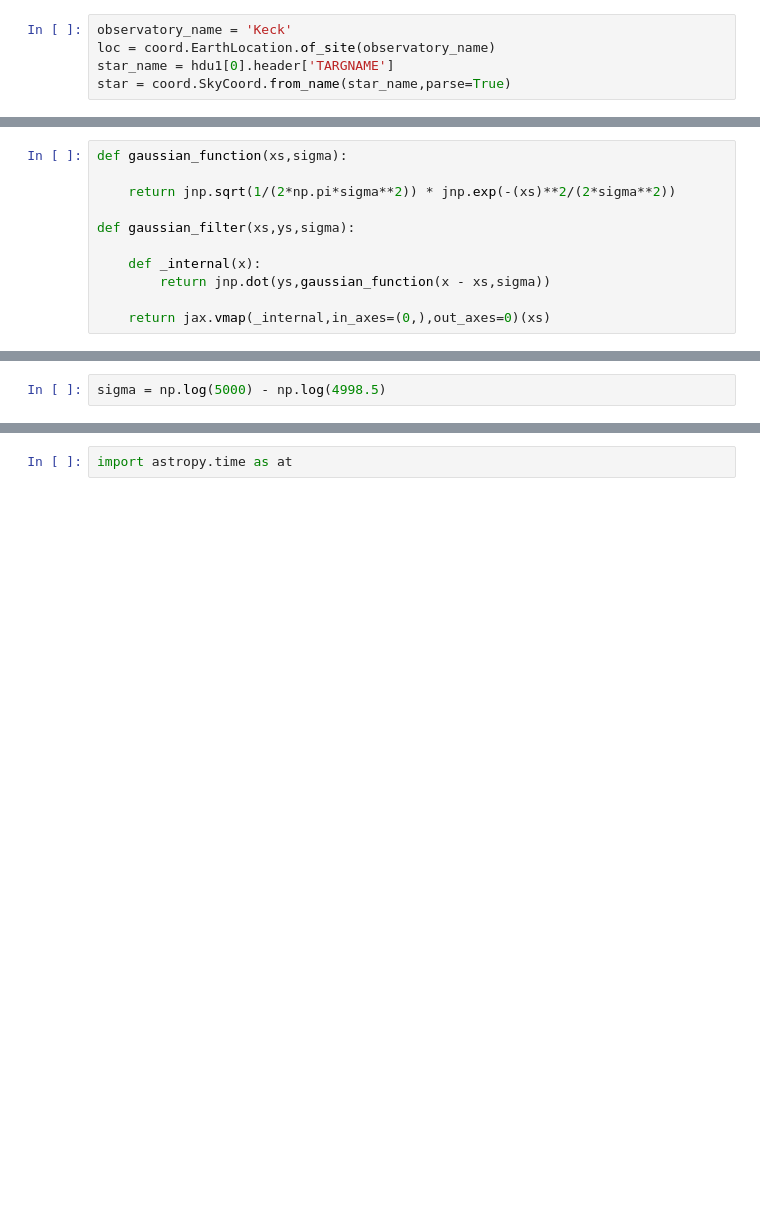
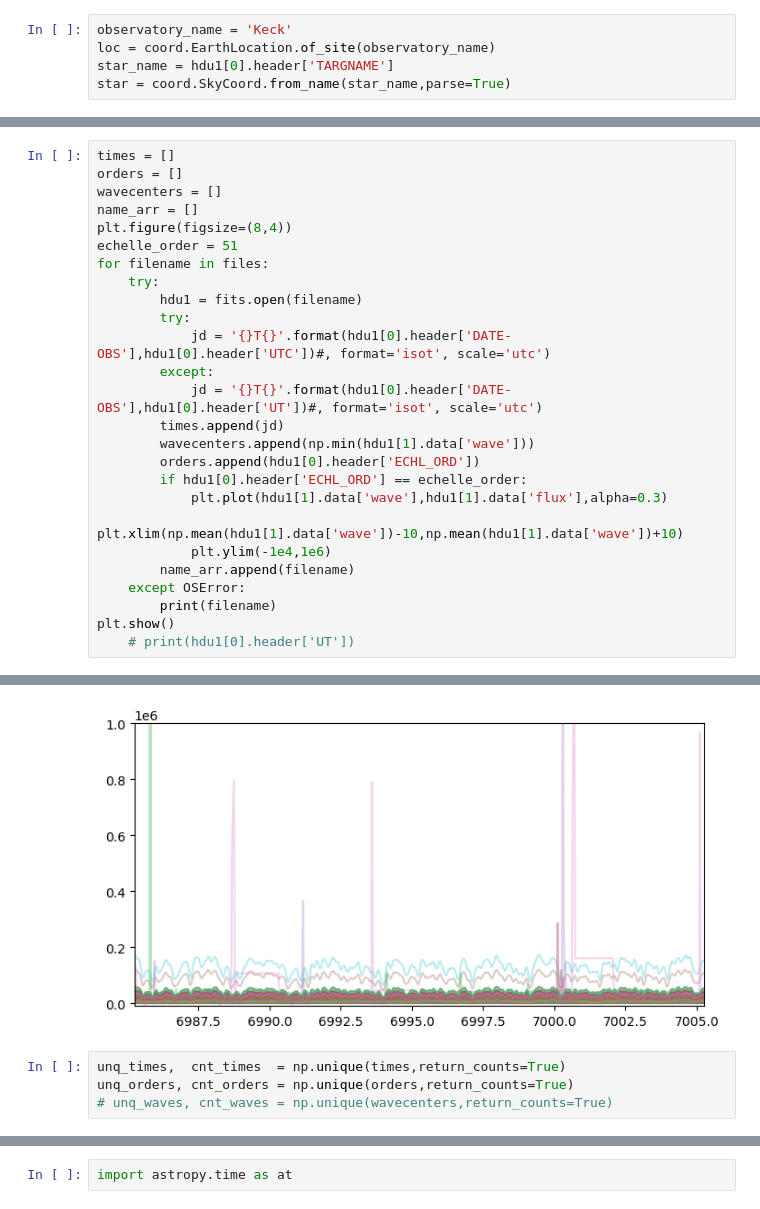
Before and after one commit to mdd423/wobble_jax, a Jupyter notebook: notebooks/03-gilese436.ipynb, the cells around one changed output, grey strips where cells are left out. Saved outputs shown, nothing was run; the diff lists cells and outputs as text; blank space fills up the shorter version.

```diff
--- a/notebooks/03-gilese436.ipynb
+++ b/notebooks/03-gilese436.ipynb
@@ -84,11 +82,27 @@ EXQUAL  = 'Pass    '
 # %%
-def gaussian_function(xs,sigma):
-
-    return jnp.sqrt(1/(2*np.pi*sigma**2)) * jnp.exp(-(xs)**2/(2*sigma**2))
-
-def gaussian_filter(xs,ys,sigma):
-
-    def _internal(x):
-        return jnp.dot(ys,gaussian_function(x - xs,sigma))
-
-    return jax.vmap(_internal,in_axes=(0,),out_axes=0)(xs)
+times = []
+orders = []
+wavecenters = []
+name_arr = []
+plt.figure(figsize=(8,4))
+echelle_order = 51
+for filename in files:
+    try:
+        hdu1 = fits.open(filename)
+        try:
+            jd = '{}T{}'.format(hdu1[0].header['DATE-OBS'],hdu1[0].header['UTC'])#, format='isot', scale='utc')
+        except:
+            jd = '{}T{}'.format(hdu1[0].header['DATE-OBS'],hdu1[0].header['UT'])#, format='isot', scale='utc')
+        times.append(jd)
+        wavecenters.append(np.min(hdu1[1].data['wave']))
+        orders.append(hdu1[0].header['ECHL_ORD'])
+        if hdu1[0].header['ECHL_ORD'] == echelle_order:
+            plt.plot(hdu1[1].data['wave'],hdu1[1].data['flux'],alpha=0.3)
+            plt.xlim(np.mean(hdu1[1].data['wave'])-10,np.mean(hdu1[1].data['wave'])+10)
+            plt.ylim(-1e4,1e6)
+        name_arr.append(filename)
+    except OSError:
+        print(filename)
+plt.show()
+    # print(hdu1[0].header['UT'])
+# %% [output]
@@ -95,2 +125,5 @@ def gaussian_filter(xs,ys,sigma):
+[figure, added]
-# %%
-sigma = np.log(5000) - np.log(4998.5)
+# %%
+unq_times,  cnt_times  = np.unique(times,return_counts=True)
+unq_orders, cnt_orders = np.unique(orders,return_counts=True)
+# unq_waves, cnt_waves = np.unique(wavecenters,return_counts=True)
```
Also changed, not shown: parts of 13 cells of this notebook.
